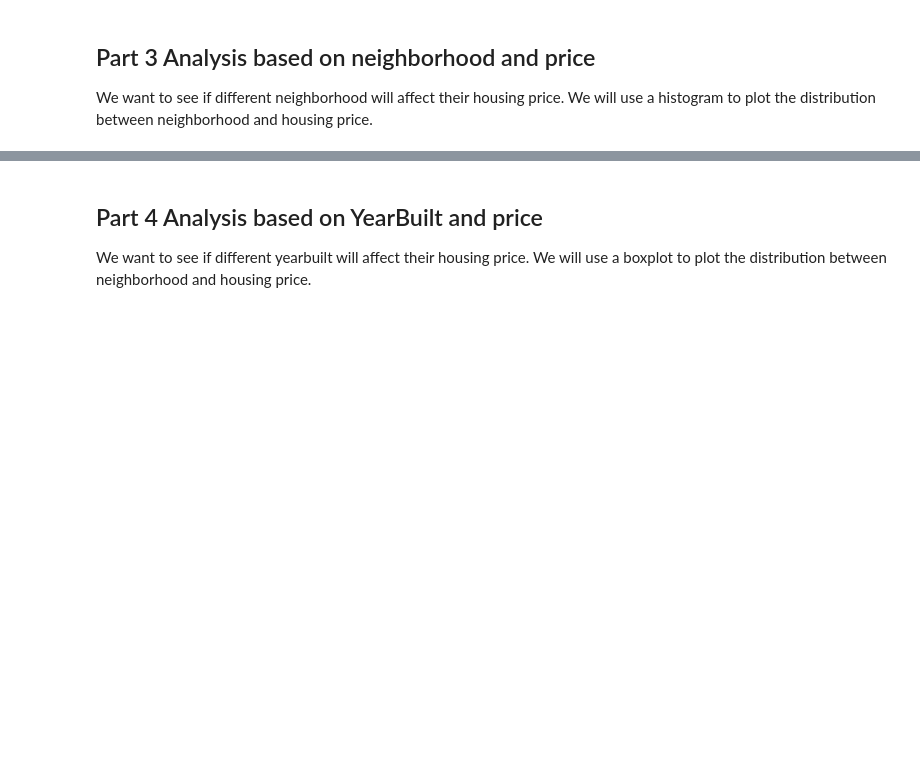
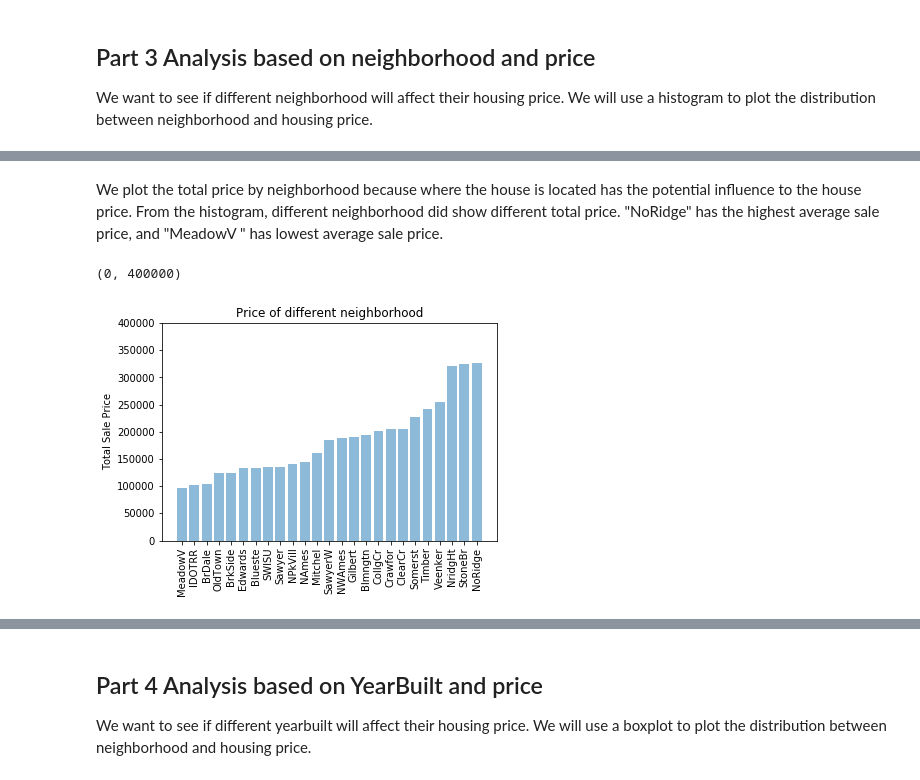
Before and after one commit to muh005/Housing-Price-Analysis, a Jupyter notebook: FinalProject.ipynb, the cells around one changed output, grey strips where cells are left out. Saved outputs shown, nothing was run; the diff lists cells and outputs as text; code cells hidden in the pictures; blank space fills up the shorter version.

```diff
--- a/FinalProject.ipynb
+++ b/FinalProject.ipynb
@@ -245,0 +279,18 @@ We want to see if different neighborhood will affect their housing price. We wil
+# %% [markdown]
+We plot the total price by neighborhood because where the house is located has the potential influence to the house price. From the histogram, different neighborhood did show different total price. "NoRidge" has the highest average sale price, and "MeadowV " has lowest average sale price.
+# %%
+avg = []
+x = df['Neighborhood'].unique()
+for type in df['Neighborhood'].unique():
+    avg.append(df[df['Neighborhood'] == type]['SalePrice'].mean())
+avg, x = zip(*sorted(zip(avg, x)))
+y_pos = np.arange(len(x))
+plt.bar(y_pos, avg, align='center', alpha=0.5)
+plt.xticks(y_pos,  x, rotation = 90)
+plt.ylabel('Total Sale Price')
+plt.title('Price of different neighborhood')
+axes = plt.gca()
+axes.set_ylim([0, 400000])
+# %% [output]
+(0, 400000)
+[figure, added]
```
Also changed, not shown: parts of 16 cells of this notebook.
